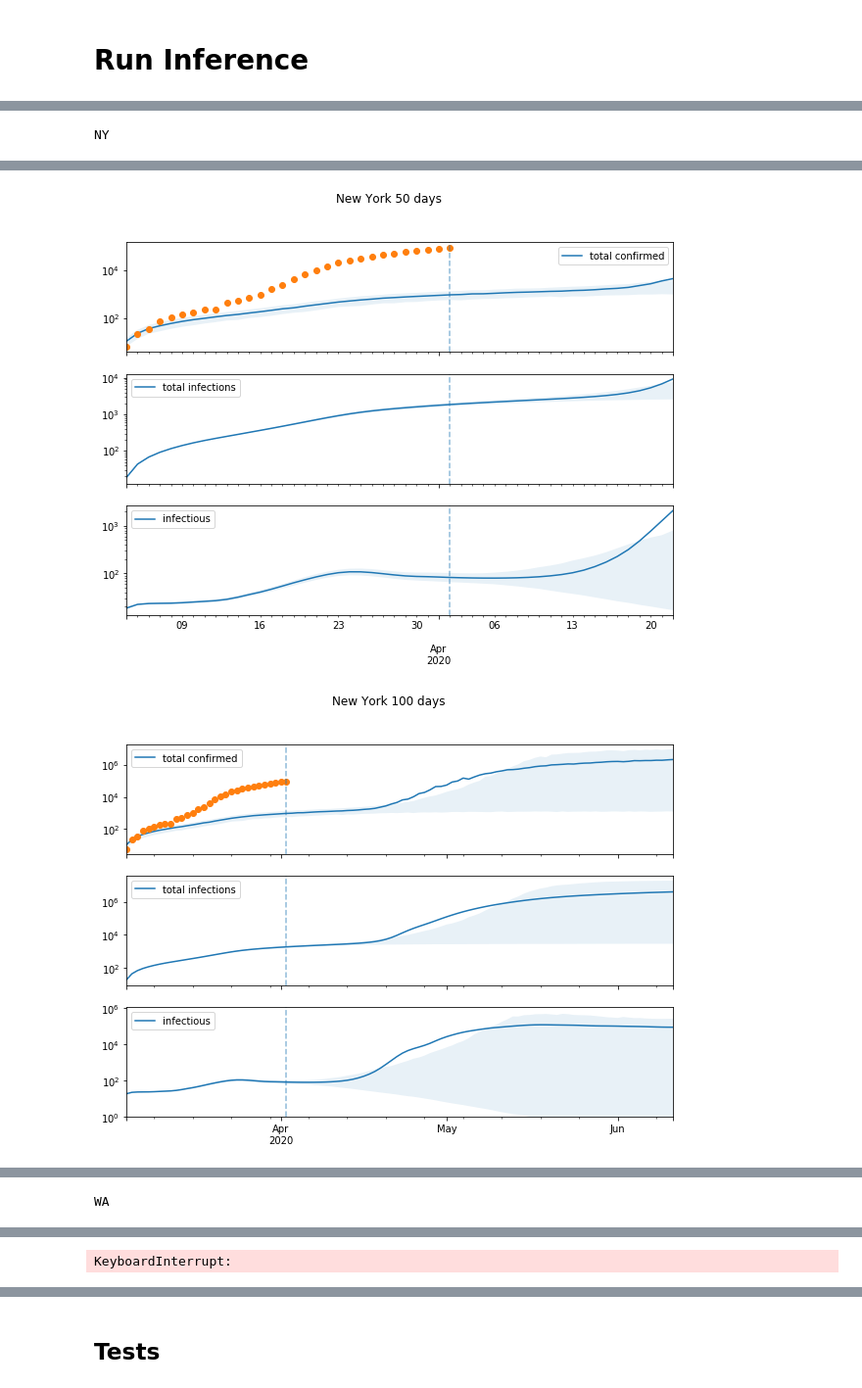
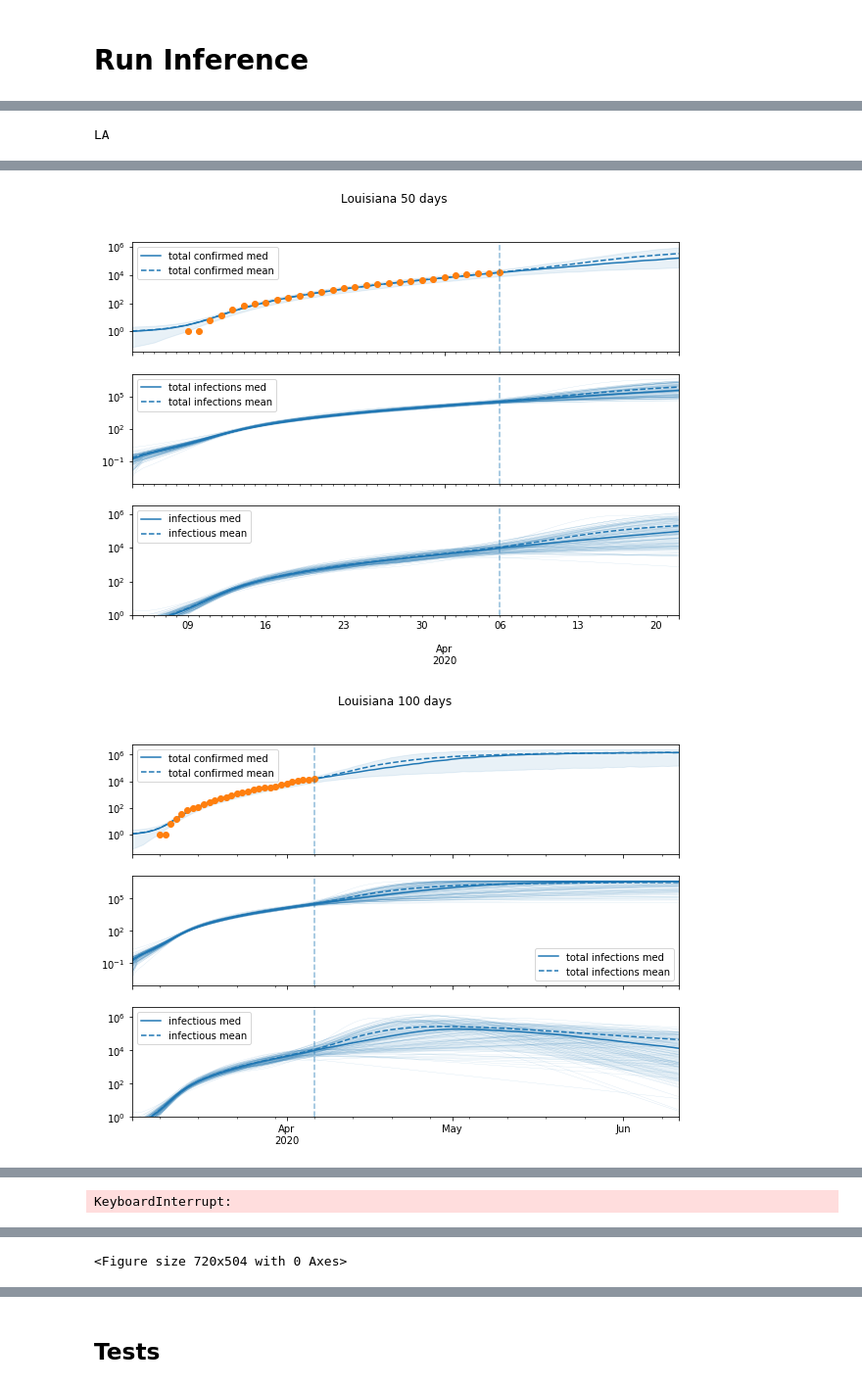
Before and after one commit to dsheldon/covid, a Jupyter notebook: SIR.ipynb, the cells around one changed output, grey strips where cells are left out. Shown: that part at 98% size. Cells and saved outputs as stored; diff of their text form; code cells hidden in the pictures.

```diff
--- a/SIR.ipynb
+++ b/SIR.ipynb
@@ -28,10 +28,10 @@ save = True
 
 #places = state_data.keys()
 #places = ['Italy', 'US', 'WA', 'NY', 'MA']
-#places = ['NY']
+places = ['NY']
 #places = ['US']
 #places = ['LA']
-places = ['NY', 'WA']
+#places = ['NY', 'WA']
 
 for place in places:
 
@@ -123,4 +86,6 @@ Number of divergences: 241
 # %%
+save = False
+
 world_data = util.load_world_data()
 state_data = util.load_state_data()
 data = dict(world_data, **state_data)  # all data
@@ -128,18 +93,16 @@ data = dict(world_data, **state_data)  # all data
 start = '2020-03-04'
 #places = ['Italy', 'US', 'WA', 'NY', 'MA']
 #places = ['ID']
-#places = ['NY', 'WA']
-places = state_data.keys()
+#places = ['NY']
+#places = state_data.keys()
 #places = ['AK']
 #places = ['US']
-#places = ['LA']
+places = ['LA', 'NY']
 
 model = 'SEIR'
 
-save = True
-
+# Inspect and Save Results
 for place in places:
-
     print(place)
     confirmed = data[place]['data'].confirmed[start:]
     start_ = confirmed.index.min()
@@ -149,34 +112,15 @@ for place in places:
 
     prior_samples, mcmc_samples, post_pred_samples = util.load_samples(place)
 
-    # Inspect and Save Results
     for scale in ['log', 'lin']:
         for T in [30, 50, 100]:
 
             t = pd.date_range(start=start_, periods=T, freq='D')
 
-            fig, ax = plt.subplots(nrows=3, figsize=(10,7), sharex=True)
-
-            plot_samples(post_pred_samples, T=T, t=t, ax=ax[0], plot_fields=['y'], model=model)
-            confirmed.plot(ax=ax[0], style='o')
-
-            plot_samples(post_pred_samples, T=T, t=t, ax=ax[1], plot_fields=['C'], model=model)
-
-            plot_samples(post_pred_samples, T=T, t=t, ax=ax[2], plot_fields=['I'], model=model)
-
-            [a.axvline(confirmed.index.max(), linestyle='--', alpha=0.5) for a in ax]
+            fig, ax = plot_forecast(post_pred_samples, T, confirmed, t=t, scale=scale)
 
             name = data[place]['name']
             plt.suptitle(f'{name} {T} days ')
-
-            if scale == 'log':
-                for a in ax:
-                    a.set_yscale('log')
-
-                    # Don't display below 1
-                    bottom, top = a.get_ylim()
-                    bottom = 1 if bottom < 1 else bottom
-                    a.set_ylim(bottom=bottom)
 
             if save:
                 filename = f'vis/{place}_predictive_scale_{scale}_T_{T}.png'
@@ -184,22 +128,6 @@ for place in places:
 
             plt.show()
 
-    # Compute average R0 over time
-    gamma = mcmc_samples['gamma'][:,None]
-    beta = mcmc_samples['beta']
-    t = pd.date_range(start=start_, periods=beta.shape[1], freq='D')
-    R0 = beta/gamma
-
-    pi = np.percentile(R0, (10, 90), axis=0)
-    df = pd.DataFrame(index=t, data={'R0': np.median(R0, axis=0)})
-    df.plot(style='-o')
-    plt.fill_between(t, pi[0,:], pi[1,:], alpha=0.1)
-
-    if save:
-        filename = f'vis/{place}_R0.png'
-        plt.savefig(filename)
-
-    plt.title(place)
-    plt.show()
+    plot_R0(mcmc_samples, start_)
 # %% [output]
-NY
+LA
@@ -207,2 +135,2 @@ NY
-[figure, old version]
+[figure, new version]
-[figure, old version]
+[figure, new version]
@@ -213 +137 @@ NY
-WA
+KeyboardInterrupt:
@@ -217 +138 @@ WA
-KeyboardInterrupt:
+<Figure size 720x504 with 0 Axes>
```
Also changed, not shown: parts of 3 cells of this notebook, 2 other files.
